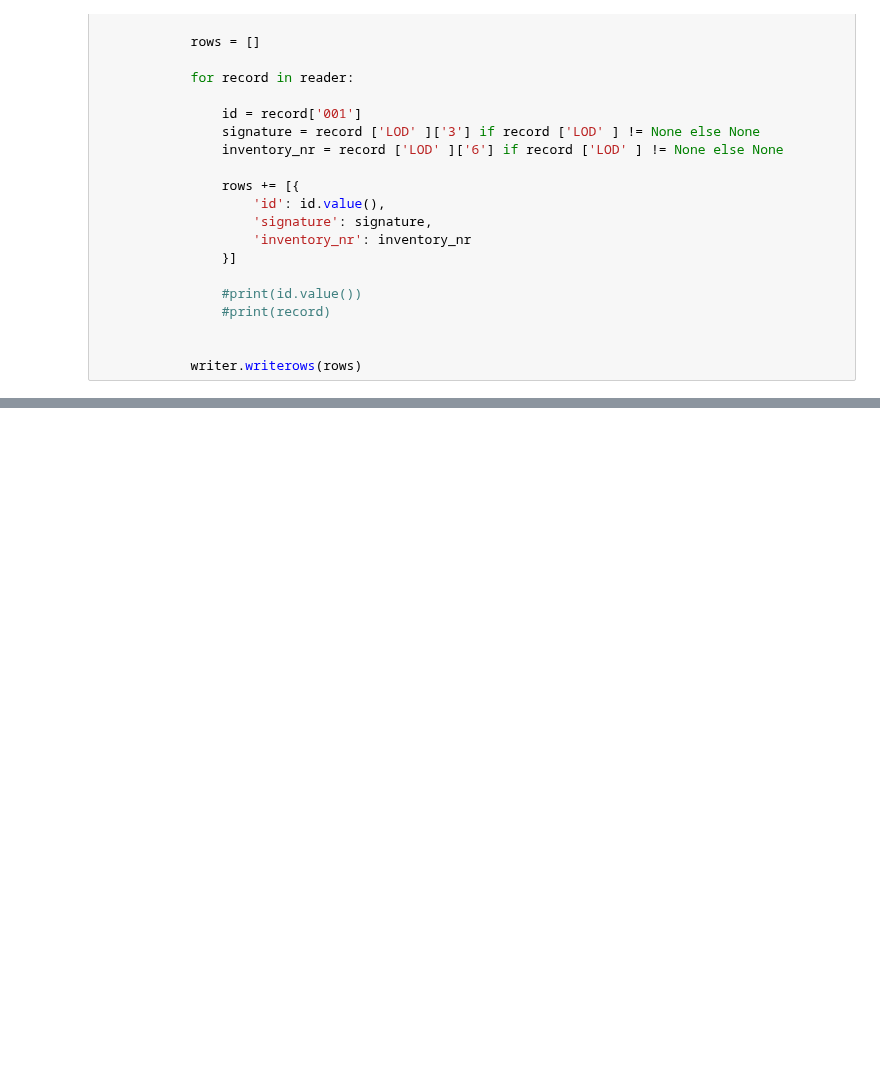
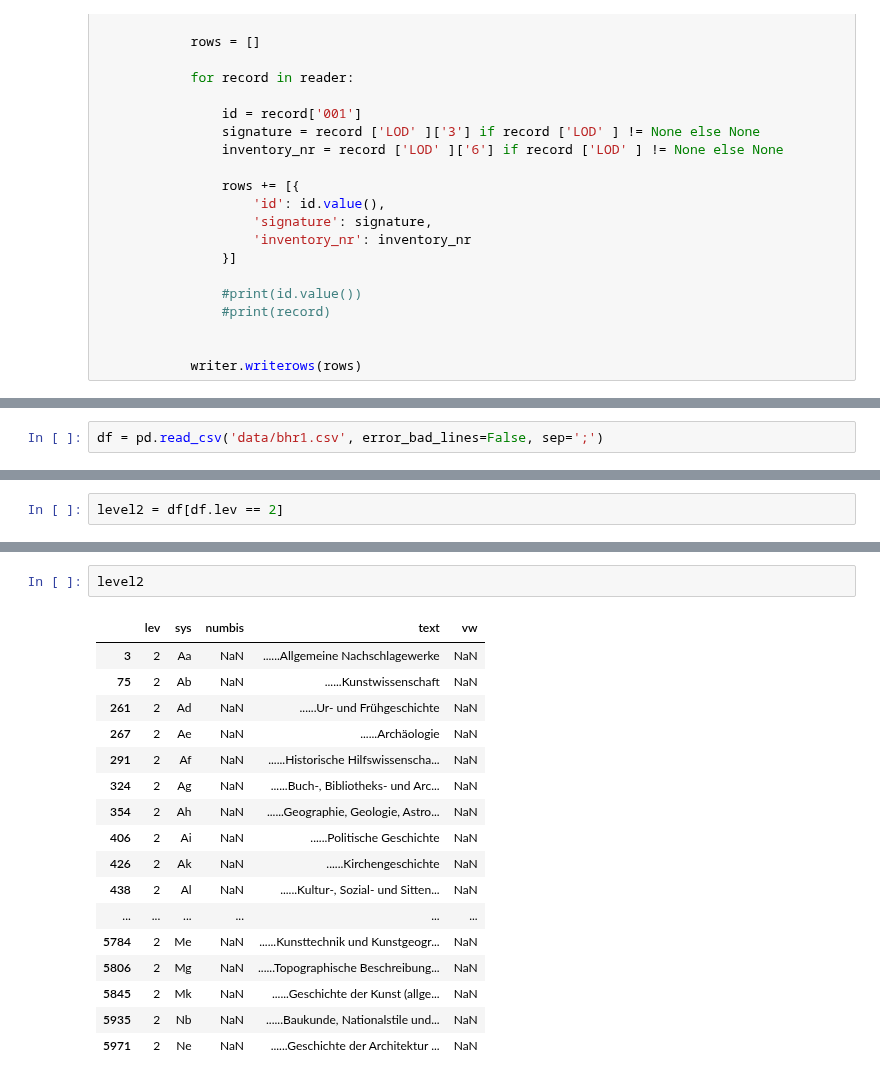
Before and after one commit to hanaCasey/BHVizData, a Jupyter notebook: marc_reader.ipynb, the cells around one changed output, grey strips where cells are left out. Drawn from its saved outputs; the diff is of its cells as text; blank space fills up the shorter version.

```diff
--- a/marc_reader.ipynb
+++ b/marc_reader.ipynb
@@ -115,0 +155,2 @@ result
+# %%
+df = pd.read_csv('data/bhr1.csv', error_bad_lines=False, sep=';')
@@ -115,0 +175,2 @@ result
+# %%
+level2 = df[df.lev == 2]
@@ -115,0 +194,20 @@ result
+# %%
+level2
+# %% [output]
+|  | lev | sys | numbis | text | vw |
+| 3 | 2 | Aa | NaN | ......Allgemeine Nachschlagewerke | NaN |
+| 75 | 2 | Ab | NaN | ......Kunstwissenschaft | NaN |
+| 261 | 2 | Ad | NaN | ......Ur- und Frühgeschichte | NaN |
+| 267 | 2 | Ae | NaN | ......Archäologie | NaN |
+| 291 | 2 | Af | NaN | ......Historische Hilfswissenscha... | NaN |
+| 324 | 2 | Ag | NaN | ......Buch-, Bibliotheks- und Arc... | NaN |
+| 354 | 2 | Ah | NaN | ......Geographie, Geologie, Astro... | NaN |
+| 406 | 2 | Ai | NaN | ......Politische Geschichte | NaN |
+| 426 | 2 | Ak | NaN | ......Kirchengeschichte | NaN |
+| 438 | 2 | Al | NaN | ......Kultur-, Sozial- und Sitten... | NaN |
+| ... | ... | ... | ... | ... | ... |
+| 5784 | 2 | Me | NaN | ......Kunsttechnik und Kunstgeogr... | NaN |
+| 5806 | 2 | Mg | NaN | ......Topographische Beschreibung... | NaN |
+| 5845 | 2 | Mk | NaN | ......Geschichte der Kunst (allge... | NaN |
+| 5935 | 2 | Nb | NaN | ......Baukunde, Nationalstile und... | NaN |
+| 5971 | 2 | Ne | NaN | ......Geschichte der Architektur ... | NaN |
```
Also changed, not shown: parts of 6 cells of this notebook, 7 other files.
